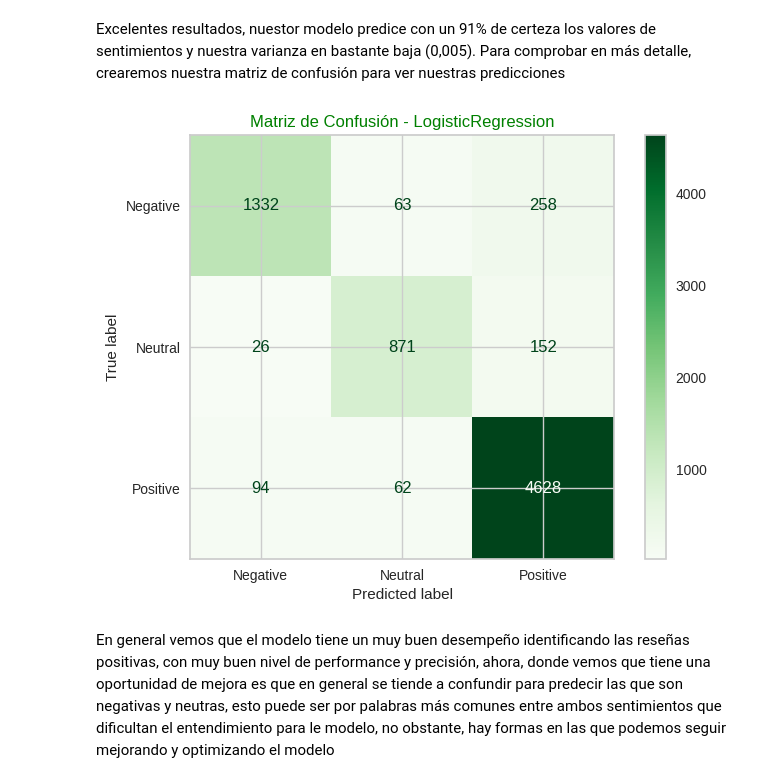
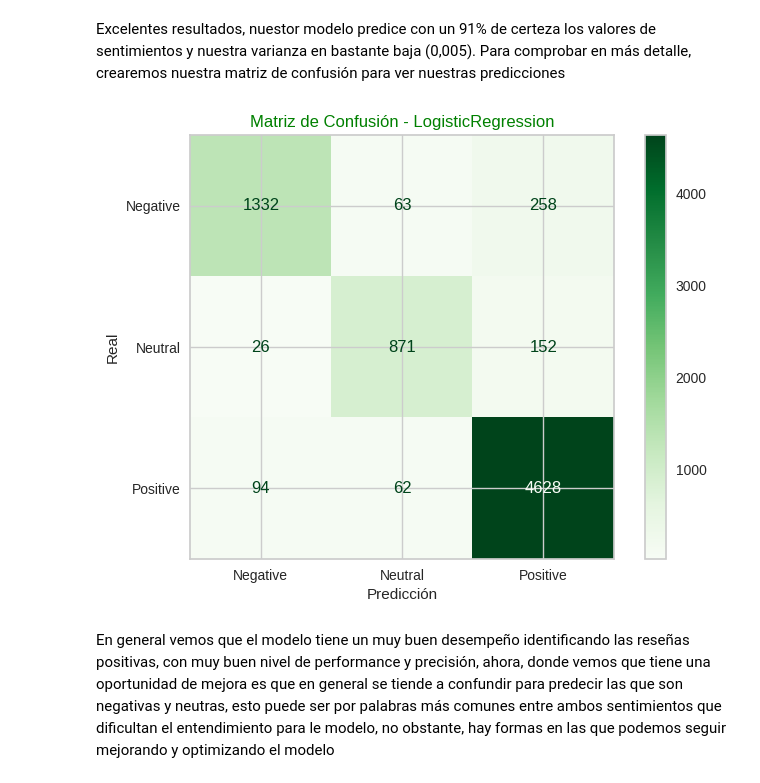
Before and after one commit to andreaperaltabarria/tareas, a Jupyter notebook: Andrea_Peralta_UDD_Proyecto_M7.ipynb, the cells around one changed output. Saved outputs shown, nothing was run; the diff lists cells and outputs as text; code cells hidden in the pictures.

```diff
--- a/Andrea_Peralta_UDD_Proyecto_M7.ipynb
+++ b/Andrea_Peralta_UDD_Proyecto_M7.ipynb
@@ -492,12 +511,14 @@ Excelentes resultados, nuestor modelo predice con un 91% de certeza los valores
 # %%
 # matriz de confusión
 cm = confusion_matrix(y_test, y_pred)
 disp = ConfusionMatrixDisplay(confusion_matrix=cm, display_labels=model.classes_)
 disp.plot(cmap=plt.cm.Greens)
 plt.title('Matriz de Confusión - LogisticRegression', color='Green')
+plt.xlabel('Predicción')
+plt.ylabel('Real')
 plt.show()
 # %% [output]
-[figure, old version]
+[figure, new version]
 # %% [markdown]
 En general vemos que el modelo tiene un muy buen desempeño identificando las reseñas positivas, con muy buen nivel de performance y precisión, ahora, donde vemos que tiene una oportunidad de mejora es que en general se tiende a confundir para predecir las que son negativas y neutras, esto puede ser por palabras más comunes entre ambos sentimientos que dificultan el entendimiento para le modelo, no obstante, hay formas en las que podemos seguir mejorando y optimizando el modelo
 # %% [markdown]
```
Also changed, not shown: parts of 33 cells of this notebook.
